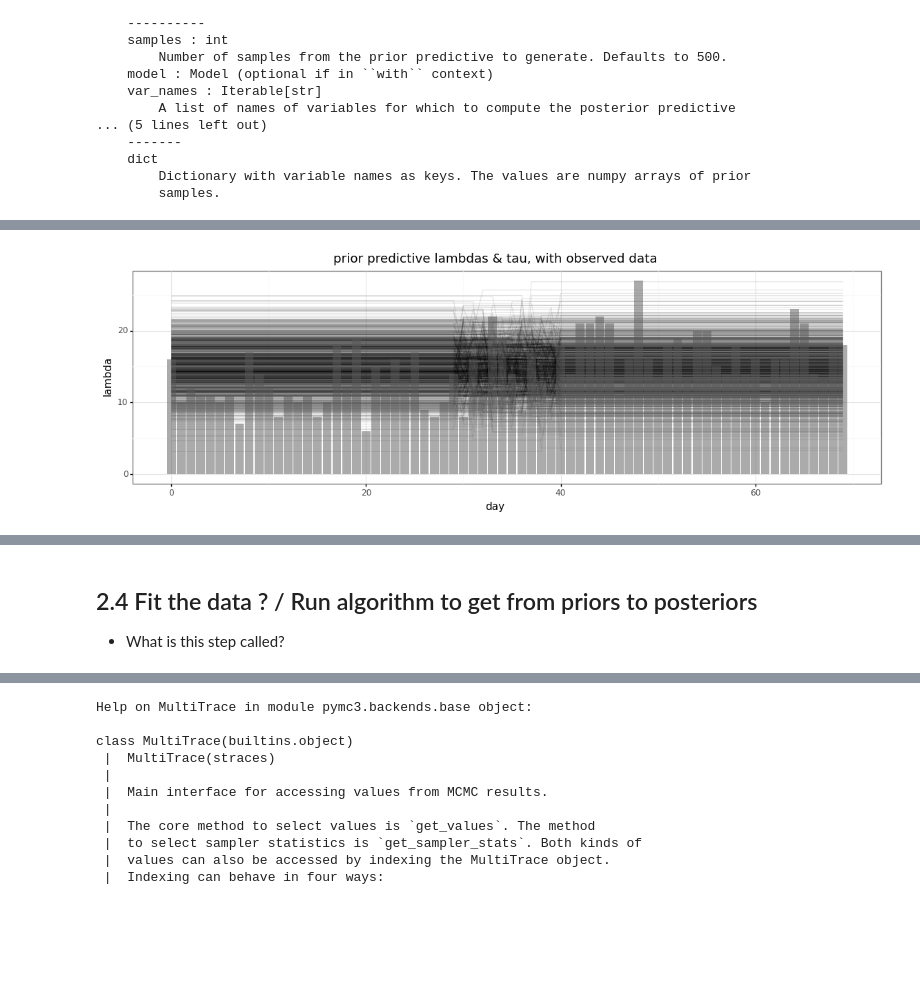
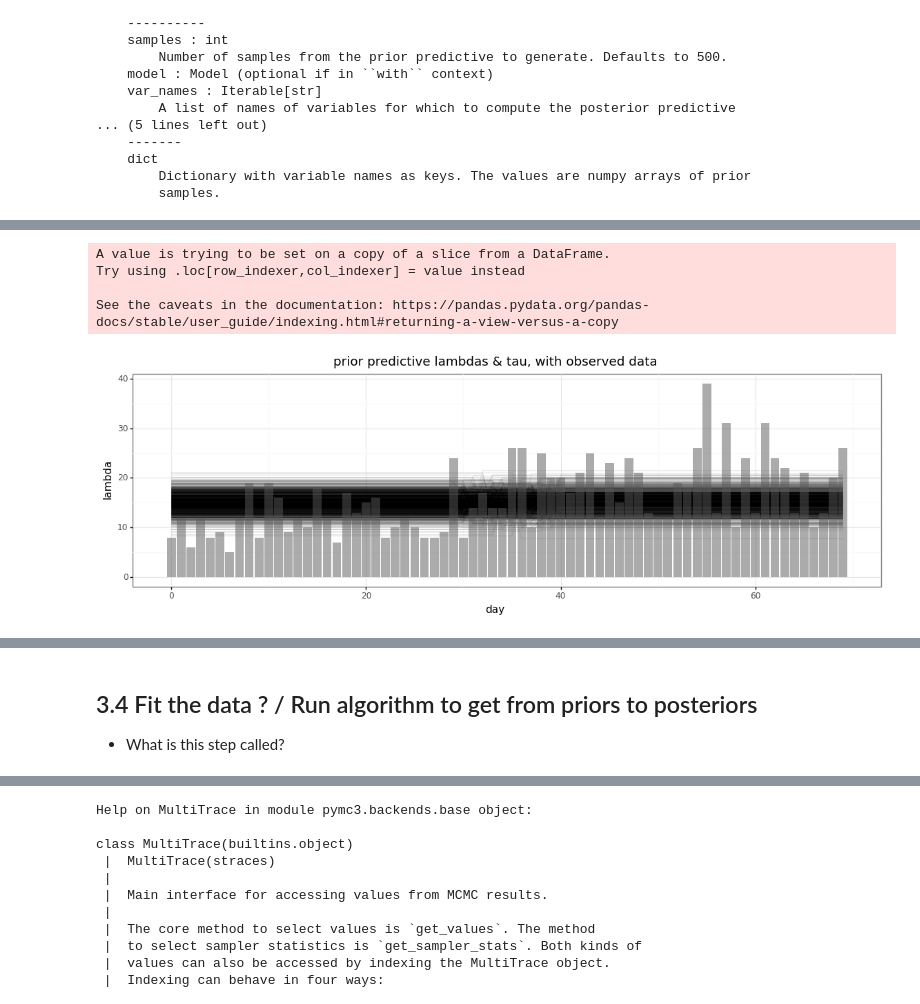
Before and after one commit to jointprob/bmcp-notes, a Jupyter notebook: 001.01 - hackers-chapter-1.ipynb, the cells around one changed output, grey strips where cells are left out. Saved outputs shown, nothing was run; the diff lists cells and outputs as text; code cells hidden in the pictures; blank space fills up the shorter version.

```diff
--- a/001.01 - hackers-chapter-1.ipynb
+++ b/001.01 - hackers-chapter-1.ipynb
@@ -113,0 +134,5 @@ df_samples.head()
+# %%
+# Strip unneeded columns from dataset, so just left with the raw data
+df_rawdata = df_samples.copy()
+df_rawdata = df_samples[['day', 'obs_count']]
+df_rawdata
@@ -141,0 +205,5 @@ p.draw();
+# %%
+## 2.1 What distributions could model the data?
+before_df = df_rawdata.copy().iloc[0:29]
+after_df = df_rawdata.copy().iloc[41:]
+before_df.describe()
@@ -141,0 +288,9 @@ p.draw();
+# %%
+## Point Estimates
+lambda_1 = before_df['obs_count'].mean()
+lambda_2 = after_df['obs_count'].mean()
+# Thoretical distribution for before at
+change_day = 35
+print(f'lambda_1: {round(lambda_1, 2)}')
+print(f'lambda_2: {round(lambda_2, 2)}')
+print(f'change_daya: {change_day}')
@@ -147,21 +306,23 @@ p.draw();
 # 2 versions to run - one with lambda priors as exponential dists, other with lambda priors as normal dists
 with pm.Model() as model:
 
-    alpha = 1.0/df_samples['count'].mean() # The mean count per day across the full dataset
+
     # Prior distributions
     # ALTERNATIVE PRIORS NEXT 3 LINES
-    # alpha=0.2
+    # alpha = 1.0/df_rawdata['obs_count'].mean() # The mean count per day across the full dataset
     # lambda_1 = pm.Exponential("lambda_1", alpha)
     # lambda_2 = pm.Exponential("lambda_2", alpha)
 
-    # Eyeballing the data, a typical day produces maybe 15 text messages, with lowest about 5, and highest say at 25
+    # Eyeballing the data, a typical day produces maybe 15 text messages, with lowest about 5, and highest say at 40
     # So, maybe can swap out exponential prior for normal mean =15, sd = (25 - 5)/6 = 20/6 ~ 3.5
+    # But this is not trying to capture the distribution of the data,
+    # it is trying to capture the distribution of the lambda parameters so make sd = 2
     # This works, but if sigma goes too high eg at 5.5, pymc chokes - probably because negative values in prior don't make sense
     # Complains with "ValueError: Domain error in arguments."
     # Obviously, this may choke again if the seed is changed so we get lambdas closer to 0
     # ALTERNATIVE PRIORS NEXT 4 LINES
     mu = 15
-    sigma = 3.5
+    sigma = 2.0
     lambda_1 = pm.Normal("lambda_1", mu, sigma)
     lambda_2 = pm.Normal("lambda_2", mu, sigma)
 
@@ -178,7 +339,8 @@ with pm.Model() as model:
 
     # pm.Poisson - This is the only place I see poisson
     # Is this saying that the observed data should be modeled using a poisson distribution?
-    observation = pm.Poisson("obs", lambda_, observed=df_samples['count'].values)
+    # observation = pm.Poisson("obs", lambda_, observed=df_samples['count'].values)
+    observation = pm.Poisson("obs", lambda_, observed=df_rawdata['obs_count'].values)
 # %%
 # help(pm.HalfCauchy)
 # %%
@@ -351,19 +515,23 @@ p.draw();
 # %%
 # Seems like have to insert this column to get plotnine to play nice with 2 datasets
-df_samples['sample_num'] = priorpredexp_df['sample_num'].max() + 1
+df_rawdata['sample_num'] = priorpredexp_df['sample_num'].max() + 1
 
 p = (ggplot(priorpredexp_df, aes(x='day', y='lambda', group='sample_num')) +
      geom_line(alpha=0.1) +
-     geom_col(df_samples, aes(x='day', y='count'), alpha=0.5) + #, aes(x='day', y='count')) +
+     geom_col(df_rawdata, aes(x='day', y='obs_count'), alpha=0.5) +
      labs(title="prior predictive lambdas & tau, with observed data") +
      theme(figure_size=(14, 4)))
 p.draw();
 # %% [output]
+A value is trying to be set on a copy of a slice from a DataFrame.
+Try using .loc[row_indexer,col_indexer] = value instead
+
+See the caveats in the documentation: https://pandas.pydata.org/pandas-docs/stable/user_guide/indexing.html#returning-a-view-versus-a-copy
-[figure, old version]
+[figure, new version]
 # %% [markdown]
 <!-- ## 2.4 Fit the Data -->
 # %% [markdown]
-## 2.4 Fit the data ? / Run algorithm to get from priors to posteriors
+## 3.4 Fit the data ? / Run algorithm to get from priors to posteriors
 + What is this step called?
 # %%
 # Sample from the posterior distributions of the fitted model
```
Also changed, not shown: parts of 60 cells of this notebook, 4 other files.
